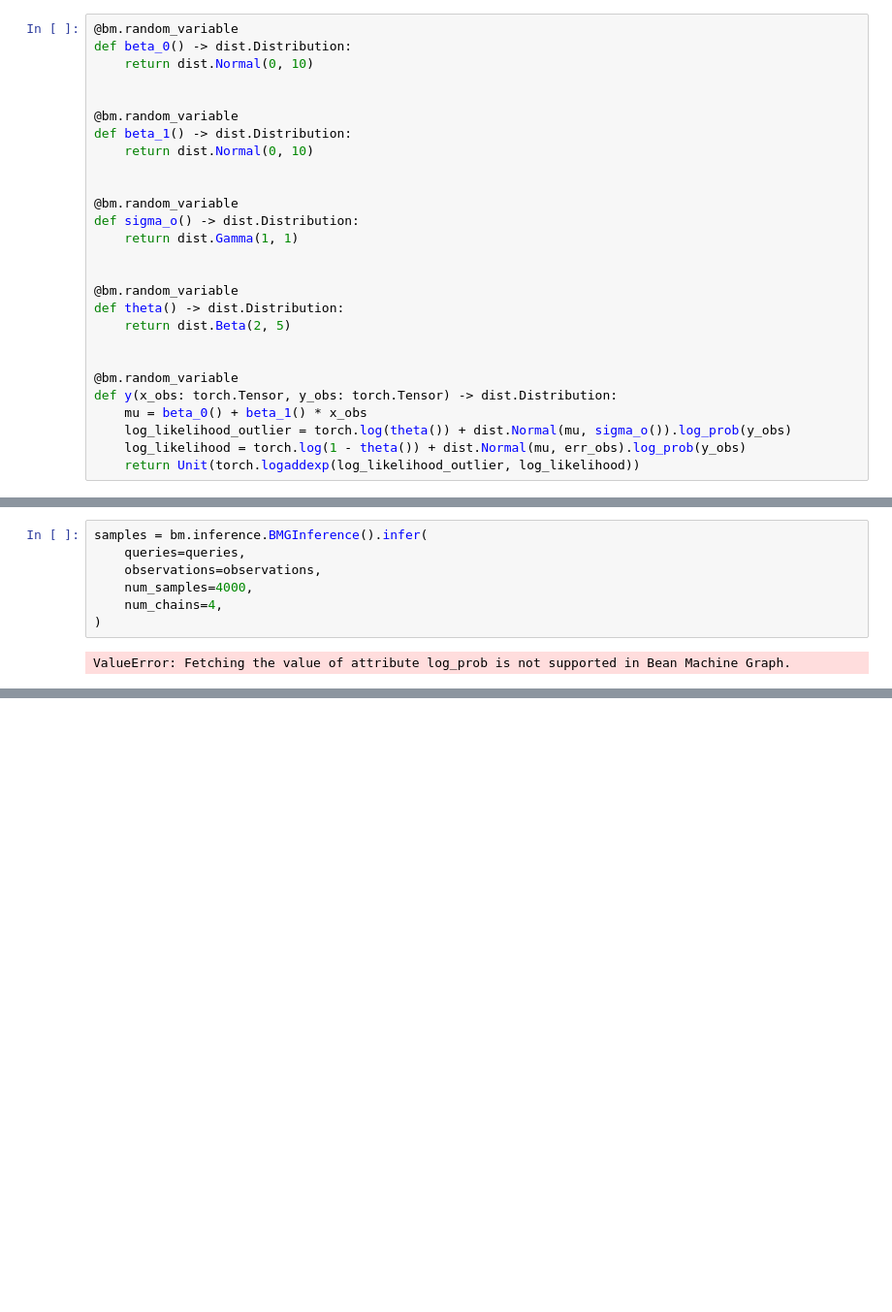
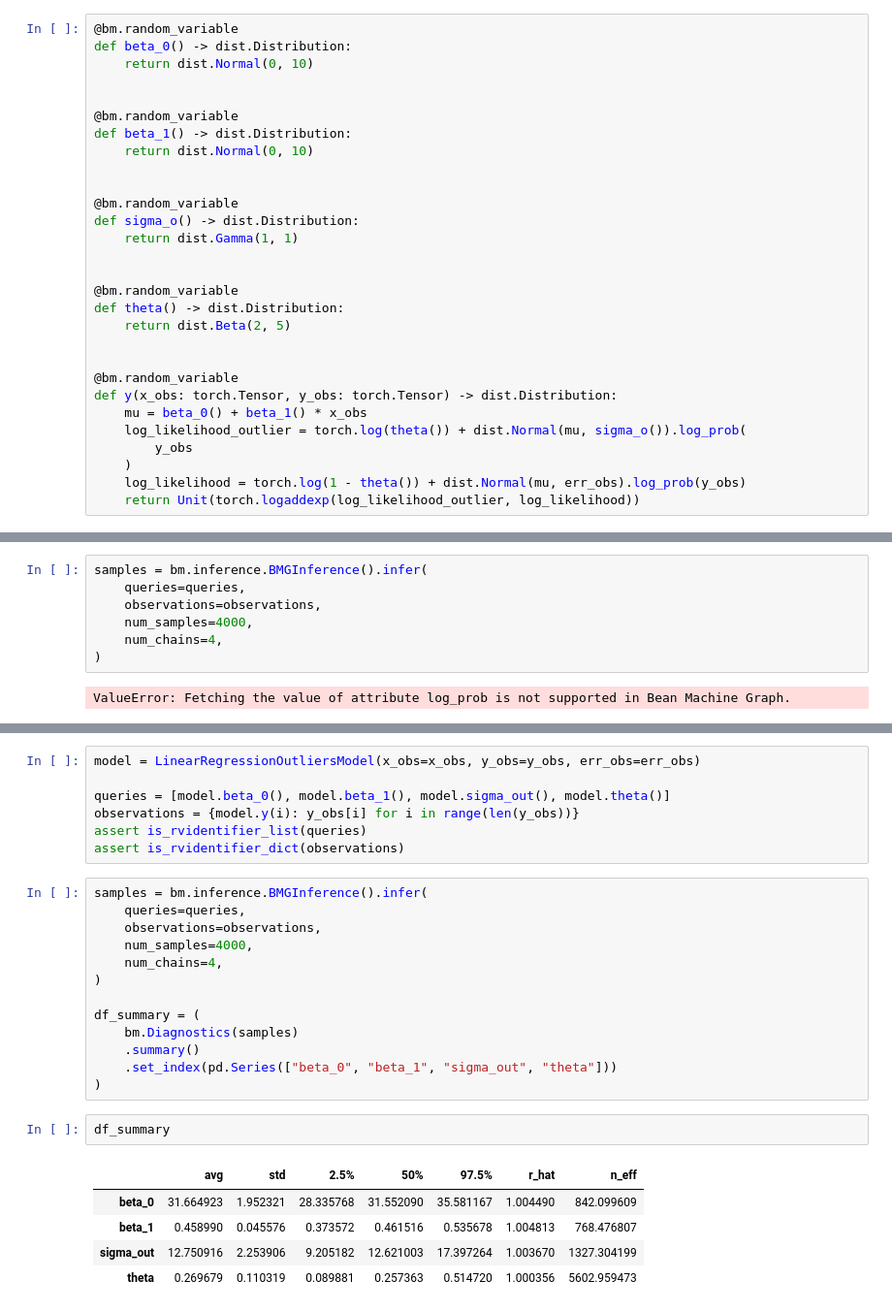
Before and after one commit to ToddSmall/bean-machine-notebooks, a Jupyter notebook: notebooks/linear_regression_with_outliers.ipynb, the cells around one changed output, grey strips where cells are left out. Shown at 97% size. Drawn from its saved outputs; the diff is of its cells as text; blank space fills up the shorter version.

Commit message:
Working BMG linear regression with outliers

```diff
--- a/notebooks/linear_regression_with_outliers.ipynb
+++ b/notebooks/linear_regression_with_outliers.ipynb
@@ -371,7 +381,9 @@ def theta() -> dist.Distribution:
 @bm.random_variable
 def y(x_obs: torch.Tensor, y_obs: torch.Tensor) -> dist.Distribution:
     mu = beta_0() + beta_1() * x_obs
-    log_likelihood_outlier = torch.log(theta()) + dist.Normal(mu, sigma_o()).log_prob(y_obs)
+    log_likelihood_outlier = torch.log(theta()) + dist.Normal(mu, sigma_o()).log_prob(
+        y_obs
+    )
     log_likelihood = torch.log(1 - theta()) + dist.Normal(mu, err_obs).log_prob(y_obs)
     return Unit(torch.logaddexp(log_likelihood_outlier, log_likelihood))
 # %%
@@ -464,0 +519,28 @@ ValueError: Fetching the value of attribute log_prob is not supported in Bean Ma
+# %%
+model = LinearRegressionOutliersModel(x_obs=x_obs, y_obs=y_obs, err_obs=err_obs)
+
+queries = [model.beta_0(), model.beta_1(), model.sigma_out(), model.theta()]
+observations = {model.y(i): y_obs[i] for i in range(len(y_obs))}
+assert is_rvidentifier_list(queries)
+assert is_rvidentifier_dict(observations)
+# %%
+samples = bm.inference.BMGInference().infer(
+    queries=queries,
+    observations=observations,
+    num_samples=4000,
+    num_chains=4,
+)
+
+df_summary = (
+    bm.Diagnostics(samples)
+    .summary()
+    .set_index(pd.Series(["beta_0", "beta_1", "sigma_out", "theta"]))
+)
+# %%
+df_summary
+# %% [output]
+|  | avg | std | 2.5% | 50% | 97.5% | r_hat | n_eff |
+| beta_0 | 31.664923 | 1.952321 | 28.335768 | 31.552090 | 35.581167 | 1.004490 | 842.099609 |
+| beta_1 | 0.458990 | 0.045576 | 0.373572 | 0.461516 | 0.535678 | 1.004813 | 768.476807 |
+| sigma_out | 12.750916 | 2.253906 | 9.205182 | 12.621003 | 17.397264 | 1.003670 | 1327.304199 |
+| theta | 0.269679 | 0.110319 | 0.089881 | 0.257363 | 0.514720 | 1.000356 | 5602.959473 |
```
Also changed, not shown: parts of 12 cells of this notebook.
